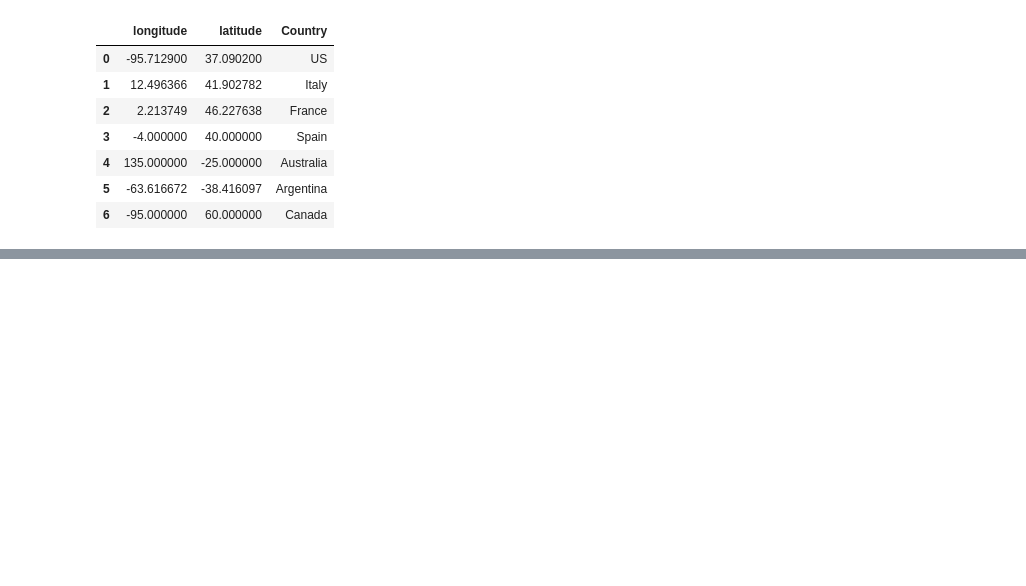
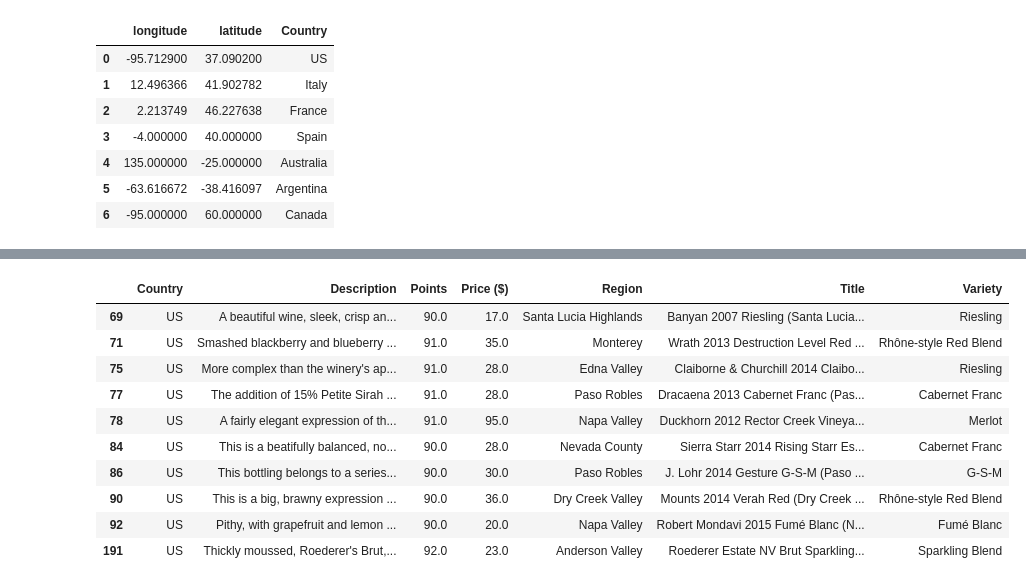
Before and after one commit to carojasp12/Sip-by-Sip, a Jupyter notebook: Code/Sip-by-Sip.ipynb, the cells around one changed output, grey strips where cells are left out. Cells and saved outputs as stored; diff of their text form; code cells hidden in the pictures; blank space fills up the shorter version.

```diff
--- a/Code/Sip-by-Sip.ipynb
+++ b/Code/Sip-by-Sip.ipynb
@@ -180,3 +180,21 @@ country_map= coordinates_df.hvplot.points(
 country_map
 # %% [output]
 [interactive output not drawn]
+# %%
+#isolate top 10 regions for US
+
+top_ten_regions = high_points.loc[(high_points['Country']=='US')]
+
+top_ten_regions.head(10)
+# %% [output]
+|  | Country | Description | Points | Price ($) | Region | Title | Variety |
+| 69 | US | A beautiful wine, sleek, crisp an... | 90.0 | 17.0 | Santa Lucia Highlands | Banyan 2007 Riesling (Santa Lucia... | Riesling |
+| 71 | US | Smashed blackberry and blueberry ... | 91.0 | 35.0 | Monterey | Wrath 2013 Destruction Level Red ... | Rhône-style Red Blend |
+| 75 | US | More complex than the winery's ap... | 91.0 | 28.0 | Edna Valley | Claiborne & Churchill 2014 Claibo... | Riesling |
+| 77 | US | The addition of 15% Petite Sirah ... | 91.0 | 28.0 | Paso Robles | Dracaena 2013 Cabernet Franc (Pas... | Cabernet Franc |
+| 78 | US | A fairly elegant expression of th... | 91.0 | 95.0 | Napa Valley | Duckhorn 2012 Rector Creek Vineya... | Merlot |
+| 84 | US | This is a beatifully balanced, no... | 90.0 | 28.0 | Nevada County | Sierra Starr 2014 Rising Starr Es... | Cabernet Franc |
+| 86 | US | This bottling belongs to a series... | 90.0 | 30.0 | Paso Robles | J. Lohr 2014 Gesture G-S-M (Paso ... | G-S-M |
+| 90 | US | This is a big, brawny expression ... | 90.0 | 36.0 | Dry Creek Valley | Mounts 2014 Verah Red (Dry Creek ... | Rhône-style Red Blend |
+| 92 | US | Pithy, with grapefruit and lemon ... | 90.0 | 20.0 | Napa Valley | Robert Mondavi 2015 Fumé Blanc (N... | Fumé Blanc |
+| 191 | US | Thickly moussed, Roederer's Brut,... | 92.0 | 23.0 | Anderson Valley | Roederer Estate NV Brut Sparkling... | Sparkling Blend |
```
Also changed, not shown: parts of 3 cells of this notebook.
